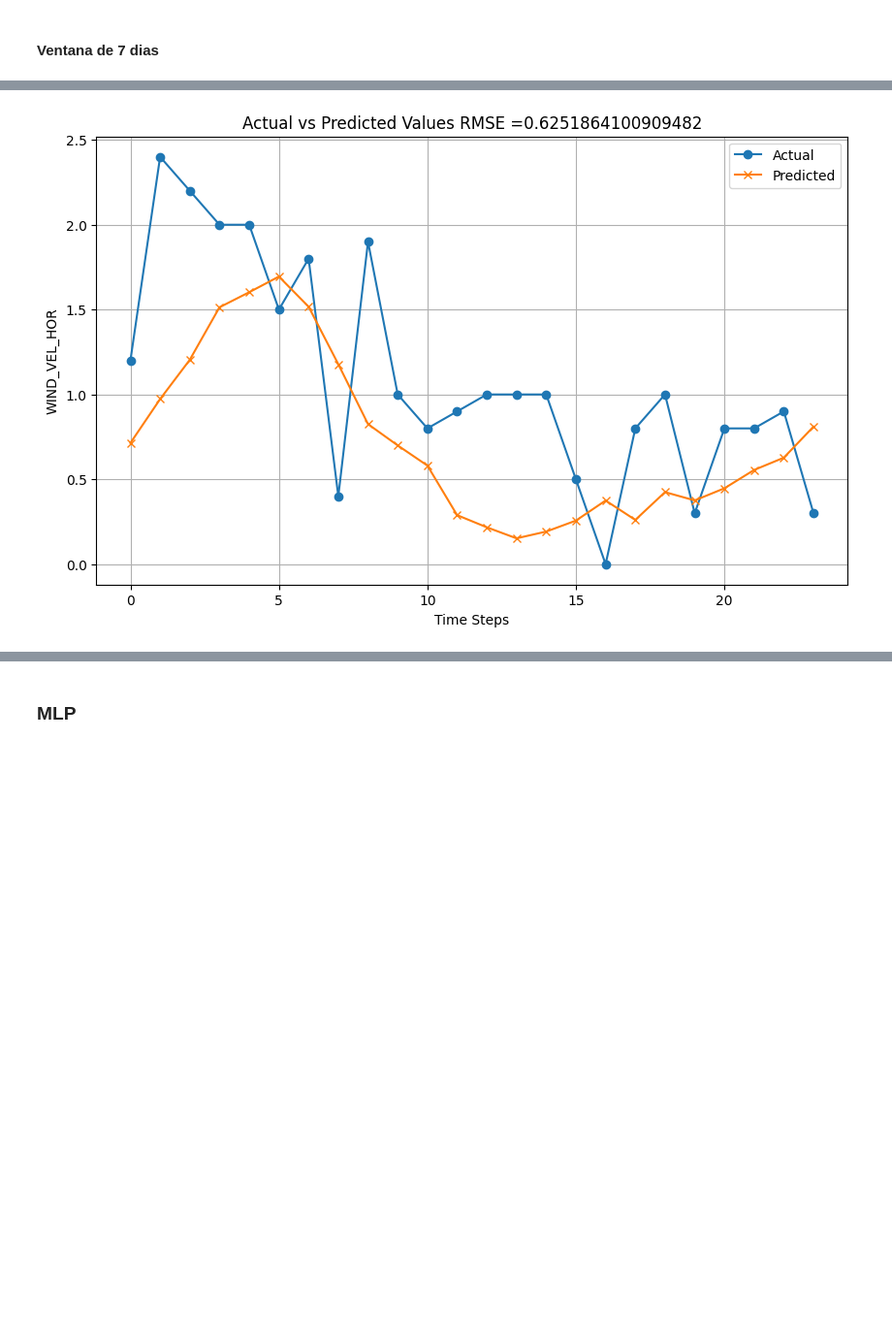
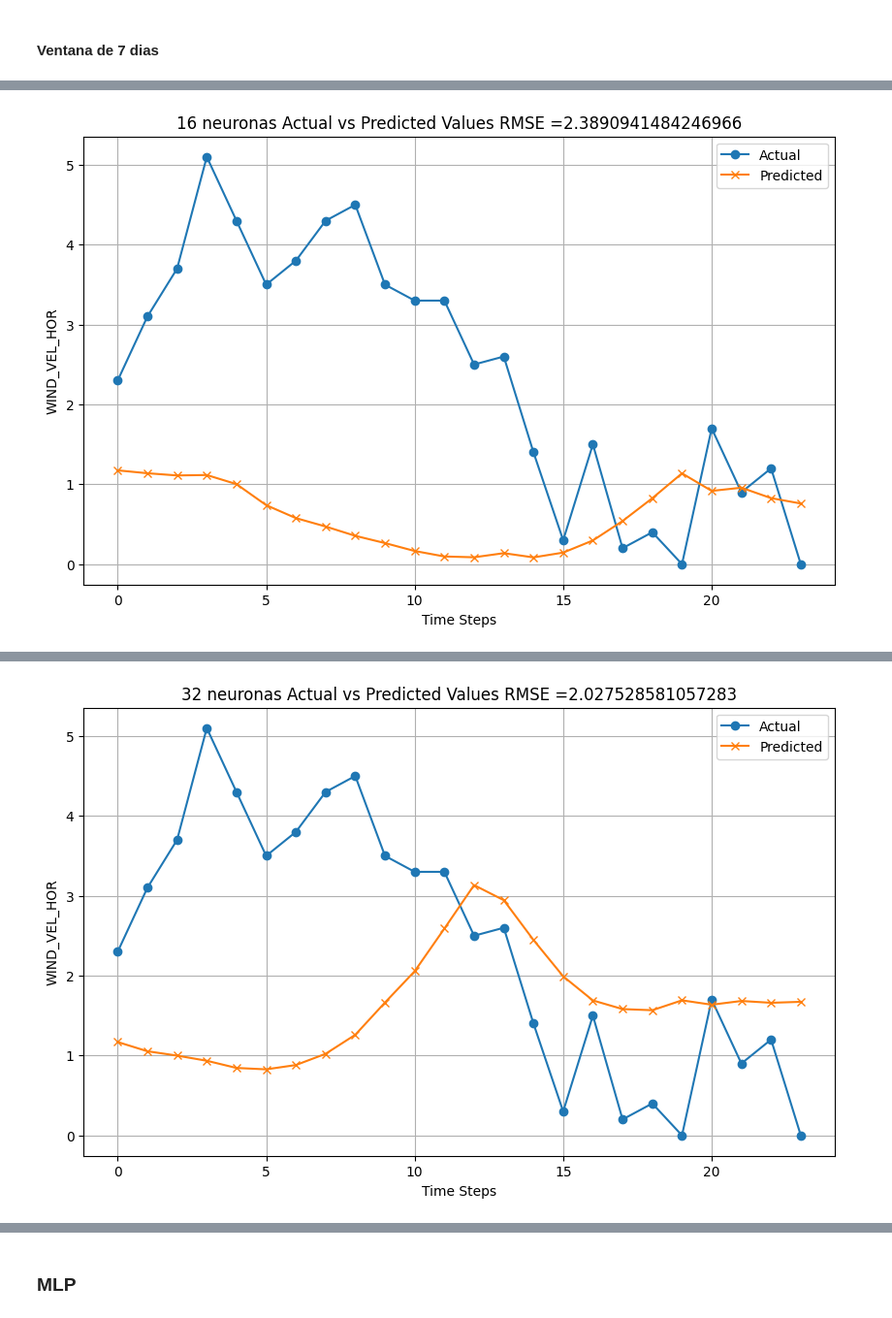
Before and after one commit to Ancorreapacheco/ml_final, a Jupyter notebook: trabajo_final/WIND_REGRESION_ANN_PRUEBAS.ipynb, the cells around one changed output, grey strips where cells are left out. Shown at 97% size. Saved outputs shown, nothing was run; the diff lists cells and outputs as text; code cells hidden in the pictures; blank space fills up the shorter version.

```diff
--- a/trabajo_final/WIND_REGRESION_ANN_PRUEBAS.ipynb
+++ b/trabajo_final/WIND_REGRESION_ANN_PRUEBAS.ipynb
@@ -102,9 +74,16 @@ X_train.shape, y_train.shape, X_test.shape, y_test.shape
 # %% [markdown]
 #### Ventana de 7 dias
 # %%
+# 🌱 Fijar todas las semillas necesarias
+seed = 42
+np.random.seed(seed)
+tf.random.set_seed(seed)
+random.seed(seed)
+os.environ['PYTHONHASHSEED'] = str(seed)
+
 target_col = 'WIND_VEL_HOR'
 window = 7
-start = 2000 * 24 # A partir del día 30
+start = 3000 * 24 # A partir del día 30
 T_hours = window * 24
 test_hours = 1 * 24
 extra = 1 * 24 # Datos adicionales para el testeo
@@ -128,6 +107,8 @@ X, y = create_rnn_sequences(scaled, target_col, T_hours)
 X_train, y_train = X[:-24], y[:-24]
 X_test, y_test = X[-24:], y[-24:]
 
+## Capa e 16 neuronas
+
 model =  Sequential([
   LSTM(16, return_sequences=False, activation='relu', input_shape=(X_train.shape[1], X_train.shape[2])),
   Dense(1)
@@ -145,10 +126,62 @@ rmse_test
 plt.figure(figsize=(10, 6))
 plt.plot(y_test, label='Actual', marker='o')
 plt.plot(y_pred.flatten(), label='Predicted', marker='x')
-plt.title(f'Actual vs Predicted Values RMSE ={rmse_test}')
+plt.title(f'16 neuronas Actual vs Predicted Values RMSE ={rmse_test}')
 plt.xlabel('Time Steps')
 plt.ylabel('WIND_VEL_HOR')
 plt.legend()
 plt.grid()
 plt.show()
+
+## Capa de 32 neuronas
+
+model =  Sequential([
+  LSTM(32, return_sequences=False, activation='relu', input_shape=(X_train.shape[1], X_train.shape[2])),
+  Dense(1)
+])
+
+model.compile(optimizer='adam', loss='mse', metrics=['mae'])
+
+early_stop = EarlyStopping(monitor='loss', patience=10, restore_best_weights=True)
+
+model.fit(X_train, y_train, epochs=50, batch_size=32, verbose=0, callbacks=[early_stop])
+y_pred = model.predict(X_test)
+rmse_test = np.sqrt(mean_squared_error(y_test, y_pred))
+rmse_test
+
+plt.figure(figsize=(10, 6))
+plt.plot(y_test, label='Actual', marker='o')
+plt.plot(y_pred.flatten(), label='Predicted', marker='x')
+plt.title(f'32 neuronas Actual vs Predicted Values RMSE ={rmse_test}')
+plt.xlabel('Time Steps')
+plt.ylabel('WIND_VEL_HOR')
+plt.legend()
+plt.grid()
+plt.show()
+
+## Capa de 64 neuronas
+
+model =  Sequential([
+  LSTM(64, return_sequences=False, activation='relu', input_shape=(X_train.shape[1], X_train.shape[2])),
+  Dense(1)
+])
+
+model.compile(optimizer='adam', loss='mse', metrics=['mae'])
+
+early_stop = EarlyStopping(monitor='loss', patience=10, restore_best_weights=True)
+
+model.fit(X_train, y_train, epochs=50, batch_size=32, verbose=0, callbacks=[early_stop])
+y_pred = model.predict(X_test)
+rmse_test = np.sqrt(mean_squared_error(y_test, y_pred))
+rmse_test
+
+plt.figure(figsize=(10, 6))
+plt.plot(y_test, label='Actual', marker='o')
+plt.plot(y_pred.flatten(), label='Predicted', marker='x')
+plt.title(f'64 neuronas Actual vs Predicted Values RMSE ={rmse_test}')
+plt.xlabel('Time Steps')
+plt.ylabel('WIND_VEL_HOR')
+plt.legend()
+plt.grid()
+plt.show()
 # %% [output]
@@ -157 +190 @@ WARNING:tensorflow:Layer lstm_8 will not use cuDNN kernels since it doesn't meet
-[figure, old version]
+[figure, new version]
@@ -157,0 +193 @@ WARNING:tensorflow:Layer lstm_8 will not use cuDNN kernels since it doesn't meet
+[figure, added]
```
Also changed, not shown: parts of 4 cells of this notebook, 4 other files.
